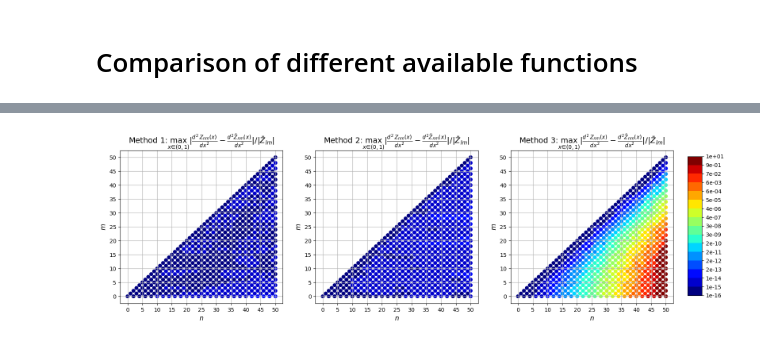
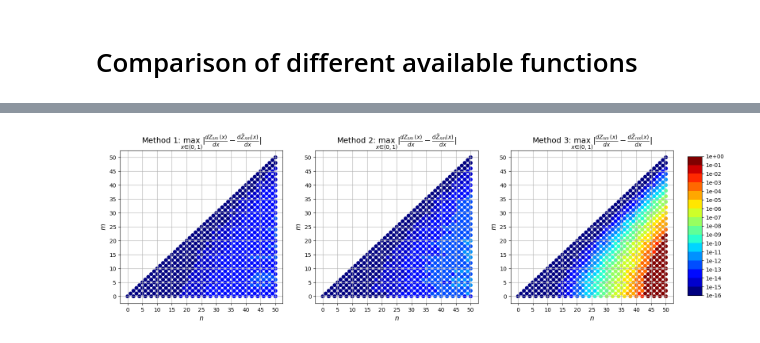
Before and after one commit to PlasmaControl/FastZernike, a Jupyter notebook: notebooks/benchmarks.ipynb, the cells around one changed output, grey strips where cells are left out. Saved outputs shown, nothing was run; the diff lists cells and outputs as text; code cells hidden in the pictures.

```diff
--- a/notebooks/benchmarks.ipynb
+++ b/notebooks/benchmarks.ipynb
@@ -85,10 +85,10 @@ zp2 = zernike_radial_poly(
 zp3 = zernike_radial_poly(
     r[:, np.newaxis], basis.modes[:, 0], basis.modes[:, 1], dr=3, exact=False
 )
-# %%
-plot_comparison(zt0, (zr0, zd0, zp0), basis, 2, "relative")
-# %% [output]
-[figure, removed]
+# %%
+plot_comparison(zt3, (zr3, zd3, zp3), basis, 1, "absolute")
+# %% [output]
+[figure, added]
 # %%
 import jax
 def fun1(basis, r):
```
Also changed, not shown: parts of 2 cells of this notebook, 4 other files.
